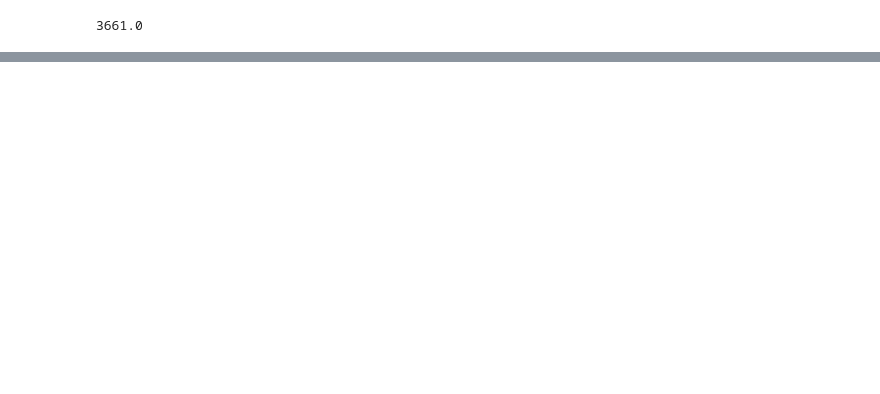
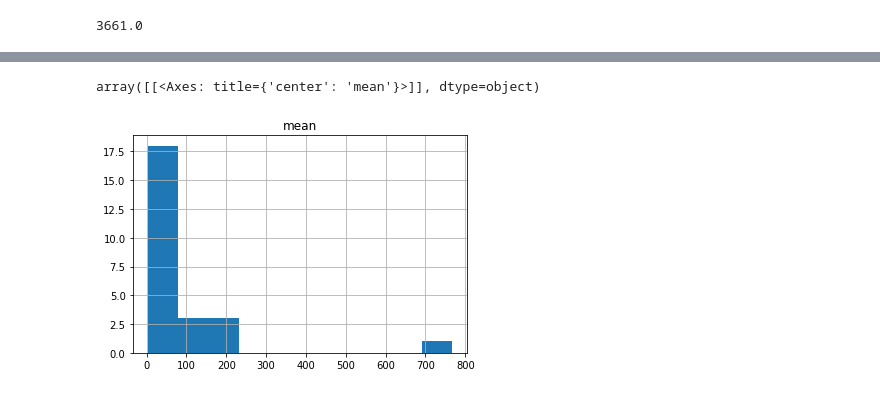
Before and after one commit to armandossrecife/teste, a Jupyter notebook: resultadotccgustavo.ipynb, the cells around one changed output, grey strips where cells are left out. Cells and saved outputs as stored; diff of their text form; code cells hidden in the pictures; blank space fills up the shorter version.

```diff
--- a/resultadotccgustavo.ipynb
+++ b/resultadotccgustavo.ipynb
@@ -141,0 +214,5 @@ df_sincrono.boxplot(column=['t1', 't2', 't3', 't4', 't5', 'tm'])
+# %%
+df_sincrono.hist(column='mean')
+# %% [output]
+array([[<Axes: title={'center': 'mean'}>]], dtype=object)
+[figure, added]
```
Also changed, not shown: parts of 35 cells of this notebook.
